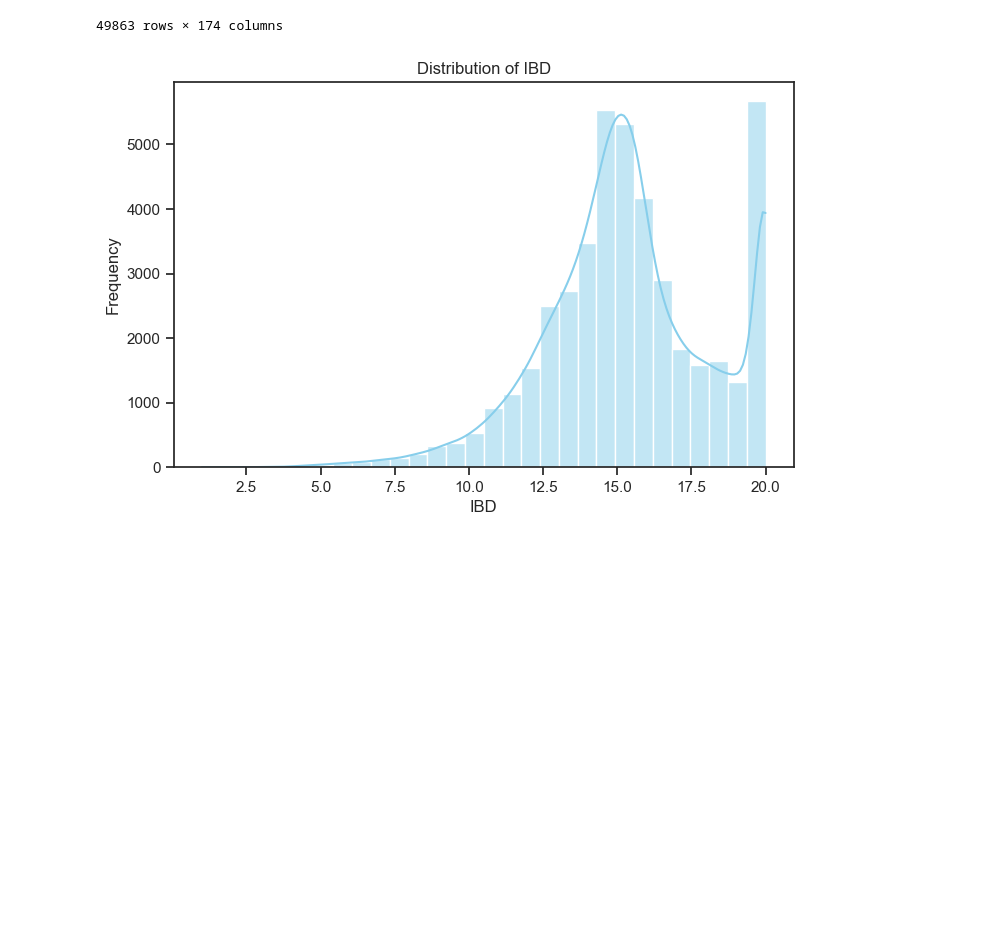
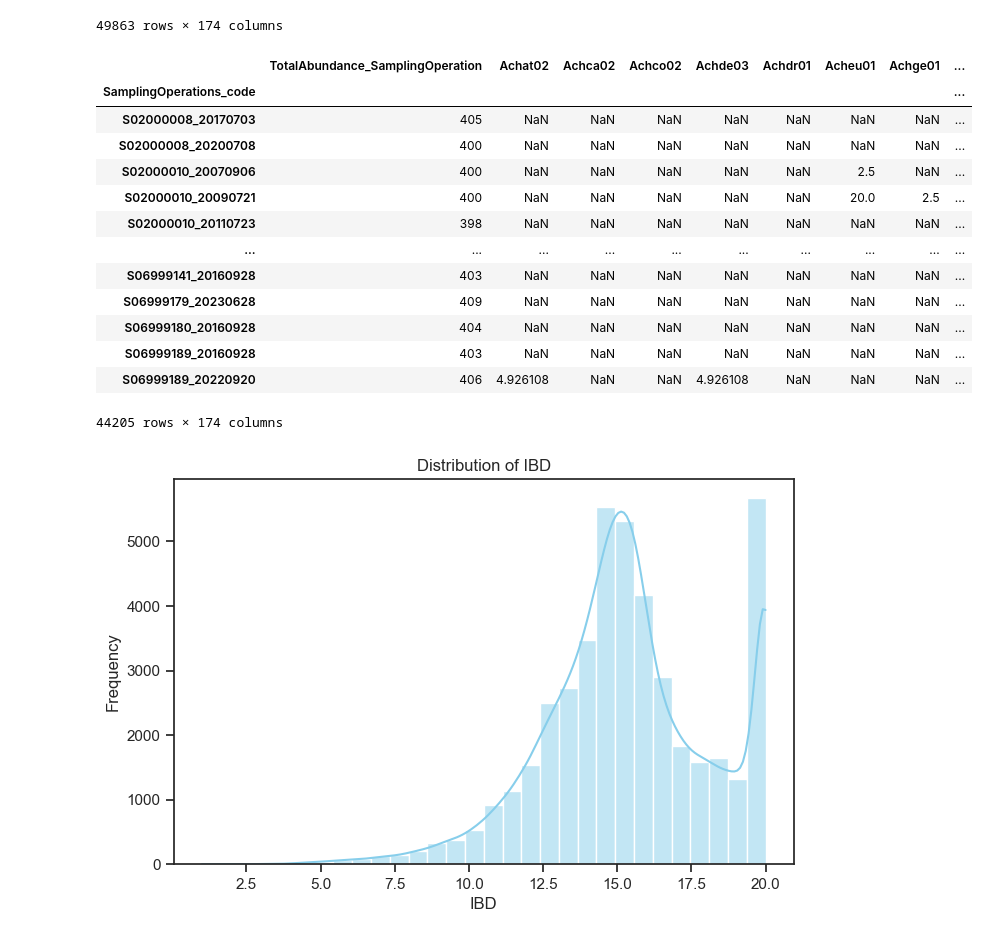
Before and after one commit to heritaco/Empilement-Tobit-CatBoost-et-interpolation-laplacienne-spatio-temporelle-pour-l-IBD-EQR, a Jupyter notebook: notebooks/04 random forest/01 random forest training on train.ipynb, the cells around one changed output. Drawn from its saved outputs; the diff is of its cells as text; code cells hidden in the pictures; blank space fills up the shorter version.

```diff
--- a/notebooks/04 random forest/01 random forest training on train.ipynb
+++ b/notebooks/04 random forest/01 random forest training on train.ipynb
@@ -53,6 +53,23 @@ cleandf
 # %%
 # lets drop the rows that have NaN in IBD
 cleandf = cleandf[cleandf['IBD'].notna()]
+# %%
+cleandf
+# %% [output]
+|  | TotalAbundance_SamplingOperation | Achat02 | Achca02 | Achco02 | Achde03 | Achdr01 | Acheu01 | Achge01 | ... |
+| SamplingOperations_code |  |  |  |  |  |  |  |  | ... |
+| S02000008_20170703 | 405 | NaN | NaN | NaN | NaN | NaN | NaN | NaN | ... |
+| S02000008_20200708 | 400 | NaN | NaN | NaN | NaN | NaN | NaN | NaN | ... |
+| S02000010_20070906 | 400 | NaN | NaN | NaN | NaN | NaN | 2.5 | NaN | ... |
+| S02000010_20090721 | 400 | NaN | NaN | NaN | NaN | NaN | 20.0 | 2.5 | ... |
+| S02000010_20110723 | 398 | NaN | NaN | NaN | NaN | NaN | NaN | NaN | ... |
+| ... | ... | ... | ... | ... | ... | ... | ... | ... | ... |
+| S06999141_20160928 | 403 | NaN | NaN | NaN | NaN | NaN | NaN | NaN | ... |
+| S06999179_20230628 | 409 | NaN | NaN | NaN | NaN | NaN | NaN | NaN | ... |
+| S06999180_20160928 | 404 | NaN | NaN | NaN | NaN | NaN | NaN | NaN | ... |
+| S06999189_20160928 | 403 | NaN | NaN | NaN | NaN | NaN | NaN | NaN | ... |
+| S06999189_20220920 | 406 | 4.926108 | NaN | NaN | 4.926108 | NaN | NaN | NaN | ... |
+44205 rows × 174 columns
 # %%
 X = cleandf.drop(columns=['IBD','IBD_EQR','IBD_EQR_Status'])
 y = cleandf['IBD']
```
Also changed, not shown: 58 other files.
